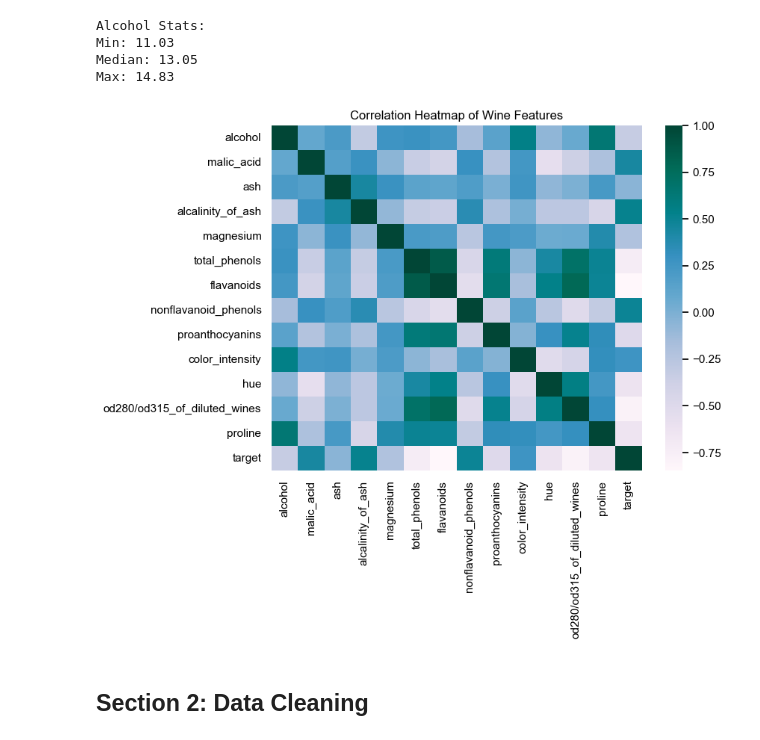
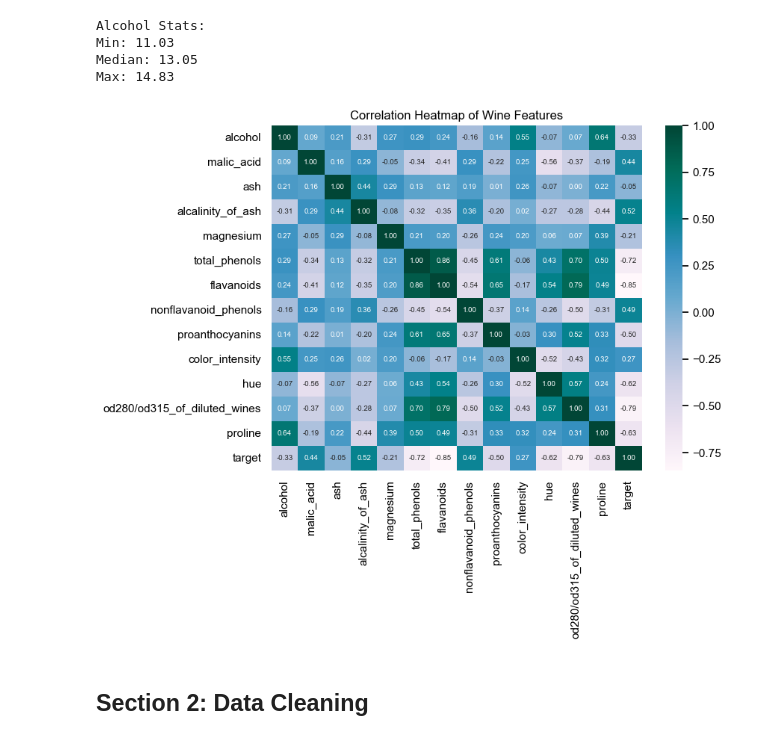
Before and after one commit to ssowers2/applied-ml-sowers, a Jupyter notebook: notebooks/bonusproject01/mlbonus01_sowers.ipynb, the cells around one changed output. Saved outputs shown, nothing was run; the diff lists cells and outputs as text; code cells hidden in the pictures.

```diff
--- a/notebooks/bonusproject01/mlbonus01_sowers.ipynb
+++ b/notebooks/bonusproject01/mlbonus01_sowers.ipynb
@@ -23,12 +32,14 @@ import pandas as pd
 # %%
 # Project theme setup
-# Useful site to select colors https://www.color-hex.com/color/4b0082
 PRIMARY_PURPLE = "#4B0082"   # purple
 ACCENT_TEAL    = "#20B2AA"   # teal
 NEUTRAL_GRAY   = "#808080"   # gray
 
 # Background with gridlines
 sns.set_theme(style="whitegrid")
+
+# Global palatte for Seaborn plots
+sns.set_palette([PRIMARY_PURPLE])
 
 # Color theme applied to plots that have multiple series,lines,bars
 plt.rcParams["axes.prop_cycle"] = plt.cycler(color=[PRIMARY_PURPLE, ACCENT_TEAL, NEUTRAL_GRAY])
@@ -124,11 +135,11 @@ Max: 14.83
 # %%
 # Check correlations between numeric features
 plt.figure(figsize=(8,6))
-sns.heatmap(wine.corr(), cmap="PuBuGn", annot=False)
+sns.heatmap(wine.corr(), cmap="PuBuGn", annot=True, fmt=".2f", annot_kws={"size":7})
 plt.title("Correlation Heatmap of Wine Features")
 plt.show()
 # %% [output]
-[figure, old version]
+[figure, new version]
 # %% [markdown]
 ## Section 2: Data Cleaning
 # %%
```
Also changed, not shown: parts of 14 cells of this notebook, 3 other files.
